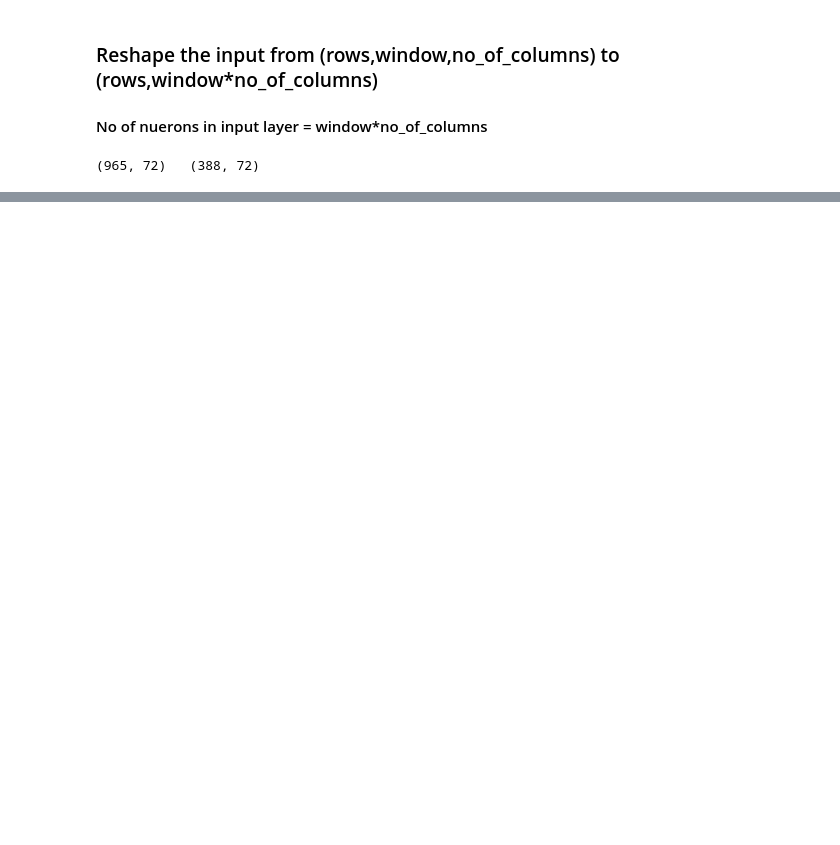
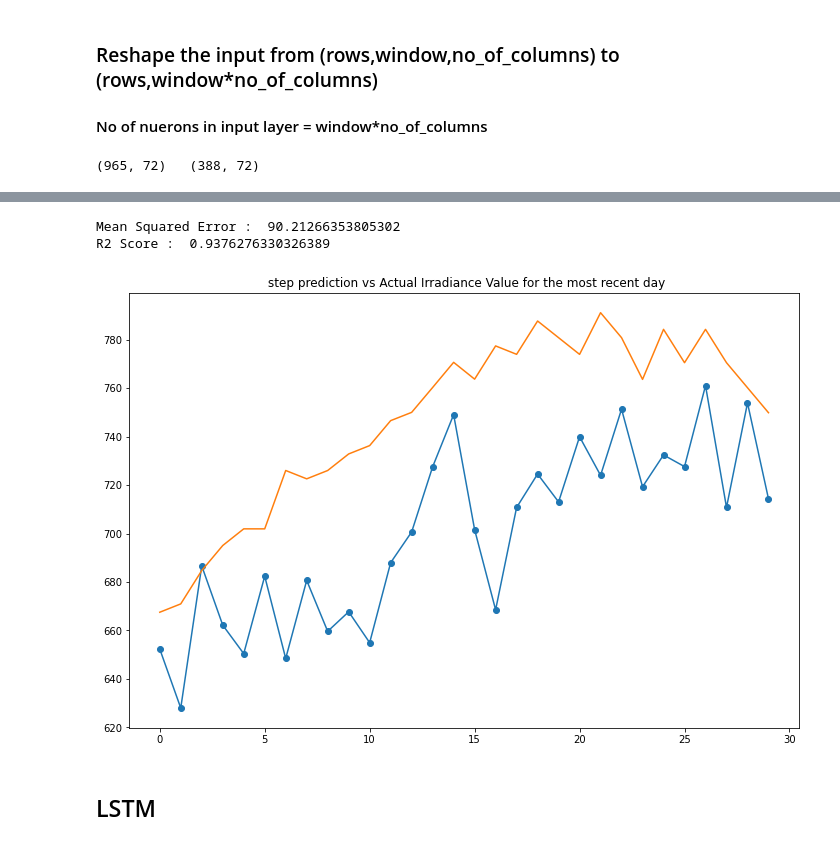
Before and after one commit to Rujul-Patel/InternshipTest, a Jupyter notebook: prescinto.ipynb, the cells around one changed output, grey strips where cells are left out. Saved outputs shown, nothing was run; the diff lists cells and outputs as text; code cells hidden in the pictures; blank space fills up the shorter version.

Commit message:
MLP and LSTM

```diff
--- a/prescinto.ipynb
+++ b/prescinto.ipynb
@@ -362,0 +344,8 @@ y_test.shape
+# %%
+mlp(X_5m_train,y_5m_train,X_5m_test,y_5m_test)
+# %% [output]
+Mean Squared Error :  90.21266353805302
+R2 Score :  0.9376276330326389
+[figure, added]
+# %% [markdown]
+## LSTM
```
Also changed, not shown: parts of 58 cells of this notebook.
